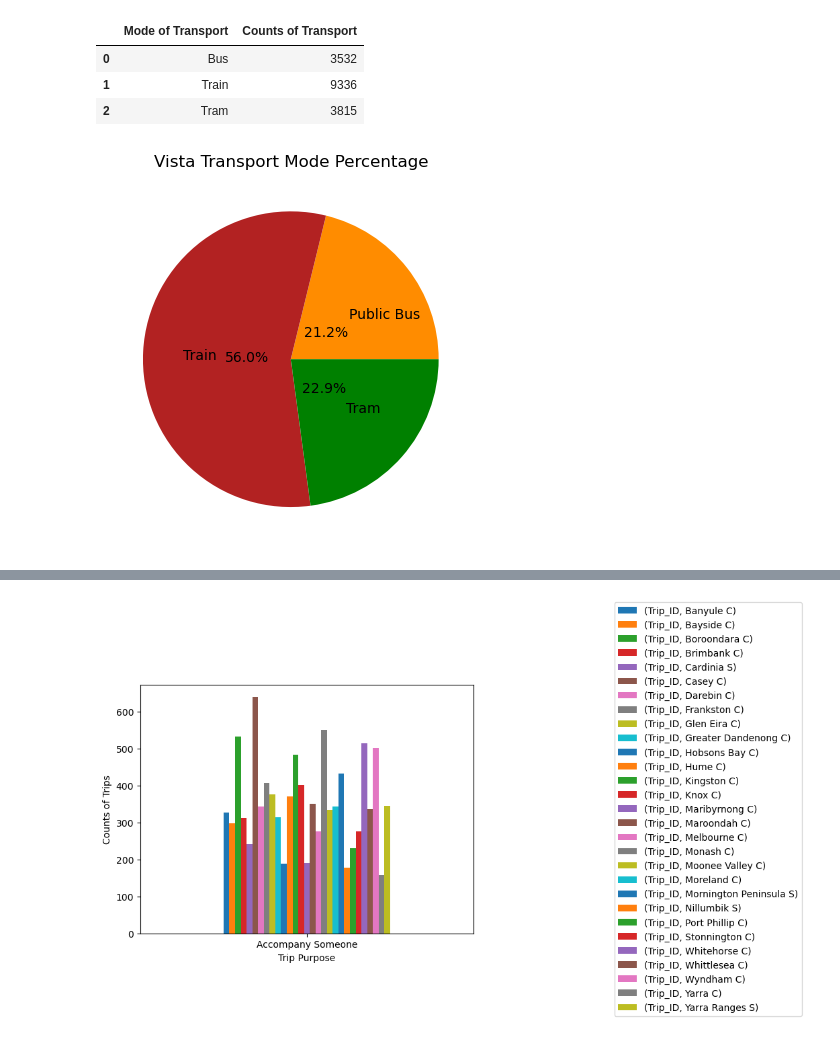
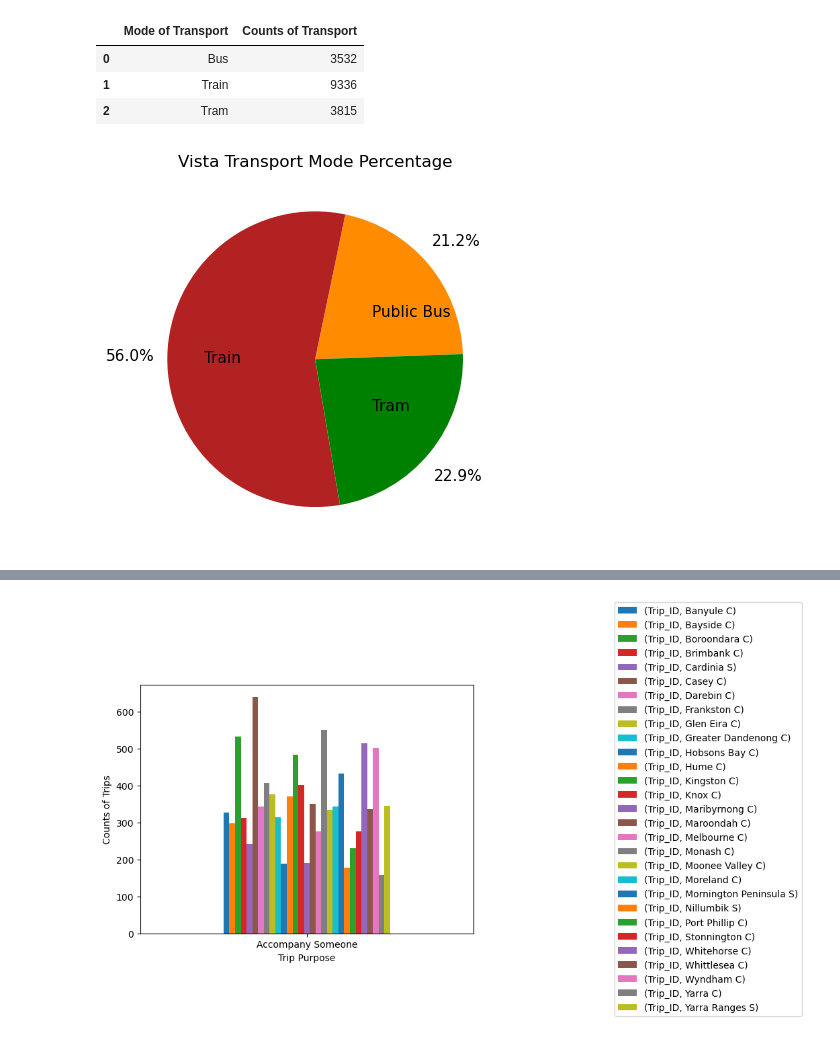
Before and after one commit to Abhidnya05/Project1Group1, a Jupyter notebook: VISTA Analyis.ipynb, the cells around one changed output, grey strips where cells are left out. Drawn from its saved outputs; the diff is of its cells as text; code cells hidden in the pictures.

Commit message:
Saved graph and edited pie graph

```diff
--- a/VISTA Analyis.ipynb
+++ b/VISTA Analyis.ipynb
@@ -298,13 +298,13 @@ Mode_counts
 # %%
 #Plot Pie Graph of Modes used.
 
 sizes = Mode_counts['Counts of Transport']
 fig, ax = plt.subplots()
 colors = ['darkorange','firebrick','green']
 ax.pie(sizes,labels=labels,colors=colors,rotatelabels=False,autopct='%1.1f%%',
-      labeldistance =.5,pctdistance=.3)
+      labeldistance =.5,pctdistance=1.25,startangle=2,textprops=dict(size=11))
 plt.title('Vista Transport Mode Percentage')
 plt.savefig(f"Images/Vista/Vista_Transport_Mode_Pie.png")
 plt.show()
 # %% [output]
-[figure, old version]
+[figure, new version]
```
Also changed, not shown: parts of 5 cells of this notebook, 2 other files.
